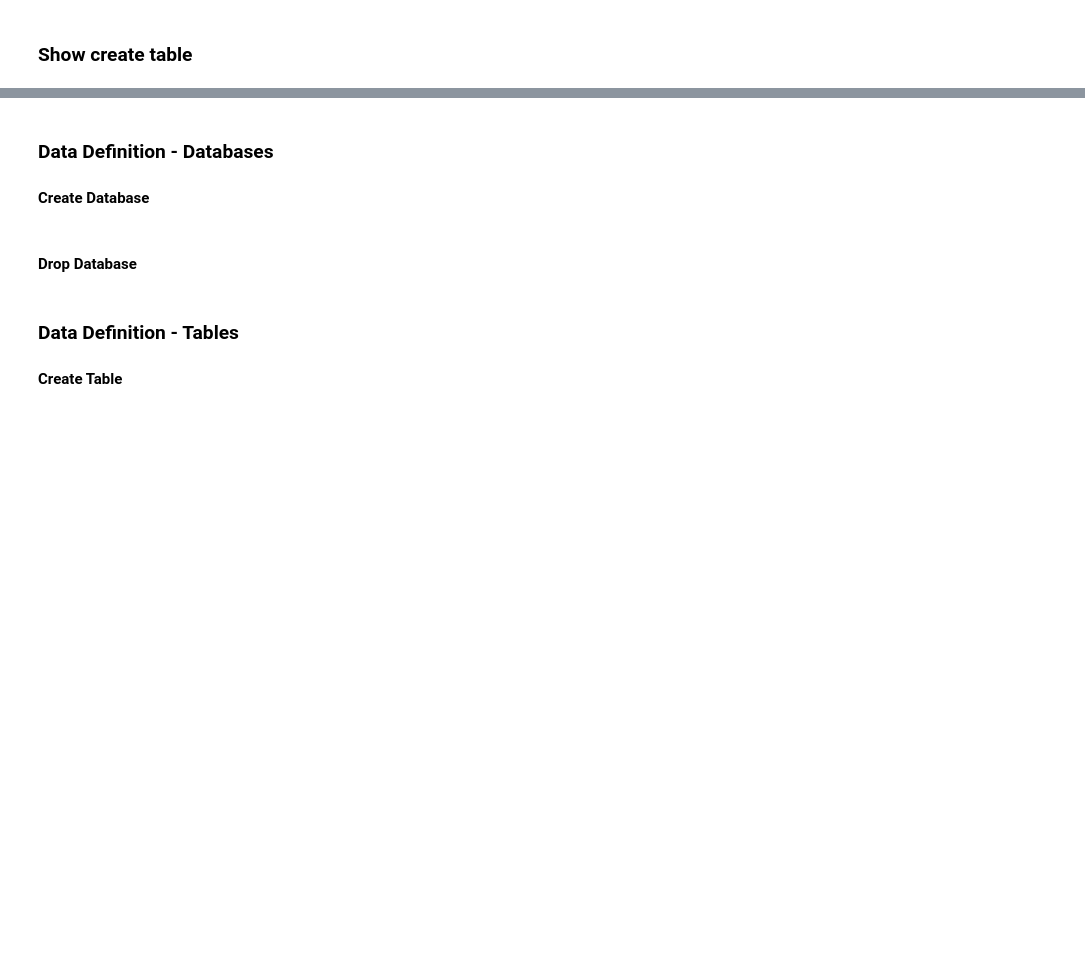
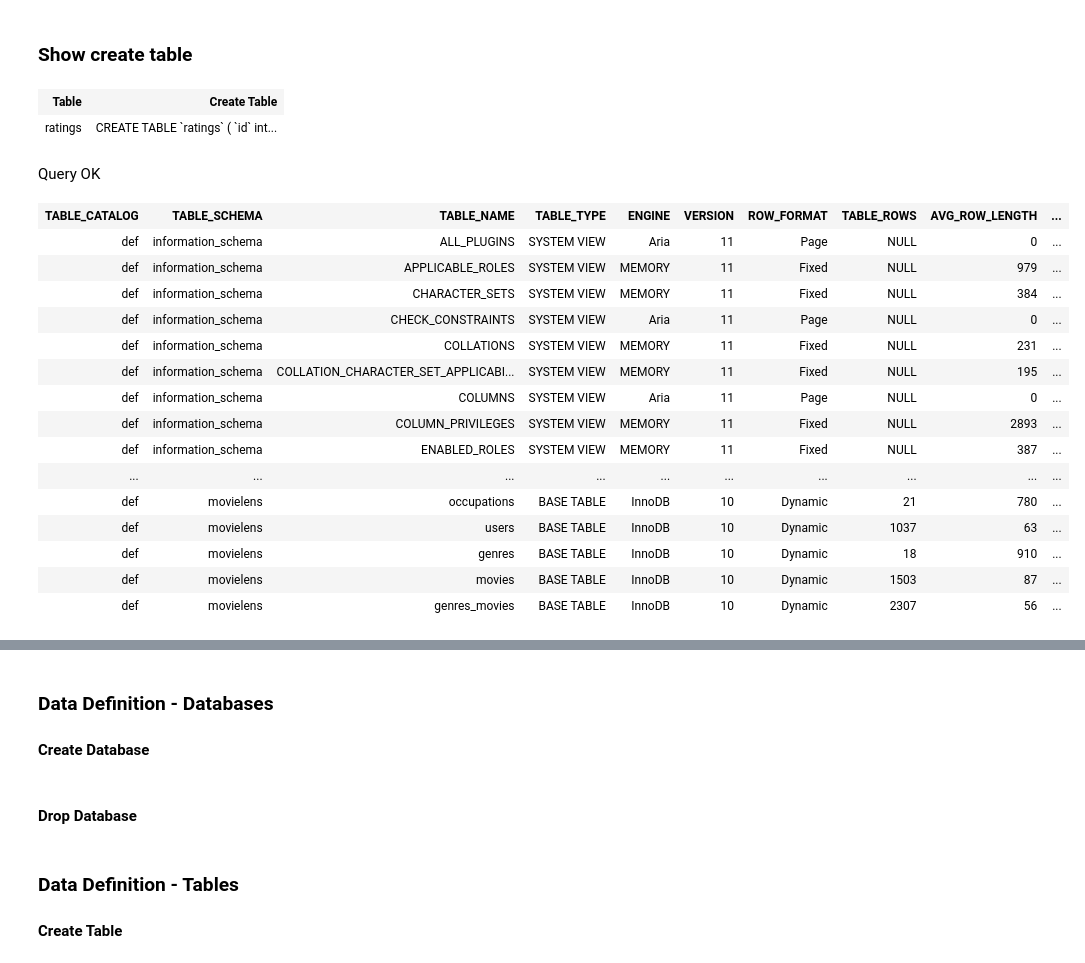
Before and after one commit to thedatasociety/lab-mariadb, a Jupyter notebook: labs/lab2/lab2.1.sql.ipynb, the cells around one changed output, grey strips where cells are left out. Saved outputs shown, nothing was run; the diff lists cells and outputs as text; code cells hidden in the pictures; blank space fills up the shorter version.

```diff
--- a/labs/lab2/lab2.1.sql.ipynb
+++ b/labs/lab2/lab2.1.sql.ipynb
@@ -27,4 +57,11 @@ SHOW TABLE STATUS;
 # %% [markdown]
 ### Show create table
 # %%
-SHOW CREATE table ratings;
+SHOW CREATE TABLE ratings;
+# %% [output]
+| Table | Create Table |
+| ratings | CREATE TABLE `ratings` ( `id` int... |
+# %%
+USE information_schema;
+# %% [output]
+Query OK
@@ -30,0 +70,19 @@ SHOW CREATE table ratings;
+# %%
+select * from TABLES;
+# %% [output]
+| TABLE_CATALOG | TABLE_SCHEMA | TABLE_NAME | TABLE_TYPE | ENGINE | VERSION | ROW_FORMAT | TABLE_ROWS | AVG_ROW_LENGTH | ... |
+| def | information_schema | ALL_PLUGINS | SYSTEM VIEW | Aria | 11 | Page | NULL | 0 | ... |
+| def | information_schema | APPLICABLE_ROLES | SYSTEM VIEW | MEMORY | 11 | Fixed | NULL | 979 | ... |
+| def | information_schema | CHARACTER_SETS | SYSTEM VIEW | MEMORY | 11 | Fixed | NULL | 384 | ... |
+| def | information_schema | CHECK_CONSTRAINTS | SYSTEM VIEW | Aria | 11 | Page | NULL | 0 | ... |
+| def | information_schema | COLLATIONS | SYSTEM VIEW | MEMORY | 11 | Fixed | NULL | 231 | ... |
+| def | information_schema | COLLATION_CHARACTER_SET_APPLICABI... | SYSTEM VIEW | MEMORY | 11 | Fixed | NULL | 195 | ... |
+| def | information_schema | COLUMNS | SYSTEM VIEW | Aria | 11 | Page | NULL | 0 | ... |
+| def | information_schema | COLUMN_PRIVILEGES | SYSTEM VIEW | MEMORY | 11 | Fixed | NULL | 2893 | ... |
+| def | information_schema | ENABLED_ROLES | SYSTEM VIEW | MEMORY | 11 | Fixed | NULL | 387 | ... |
+| ... | ... | ... | ... | ... | ... | ... | ... | ... | ... |
+| def | movielens | occupations | BASE TABLE | InnoDB | 10 | Dynamic | 21 | 780 | ... |
+| def | movielens | users | BASE TABLE | InnoDB | 10 | Dynamic | 1037 | 63 | ... |
+| def | movielens | genres | BASE TABLE | InnoDB | 10 | Dynamic | 18 | 910 | ... |
+| def | movielens | movies | BASE TABLE | InnoDB | 10 | Dynamic | 1503 | 87 | ... |
+| def | movielens | genres_movies | BASE TABLE | InnoDB | 10 | Dynamic | 2307 | 56 | ... |
```
Also changed, not shown: parts of 8 cells of this notebook, 30 other files.
